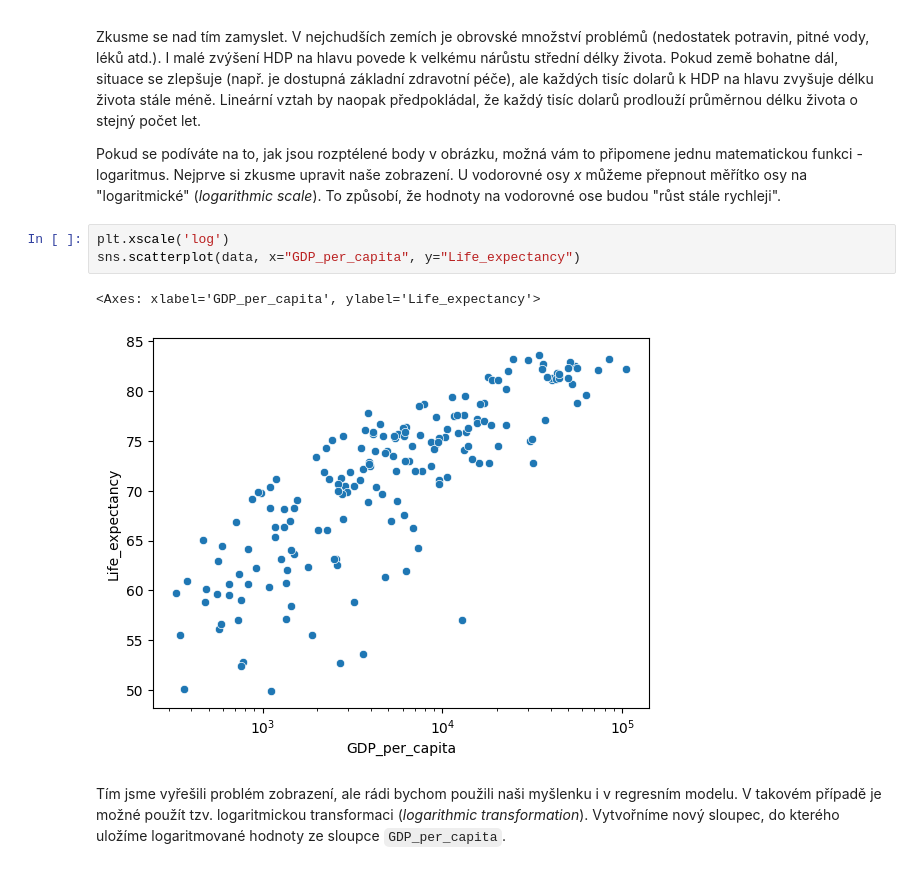
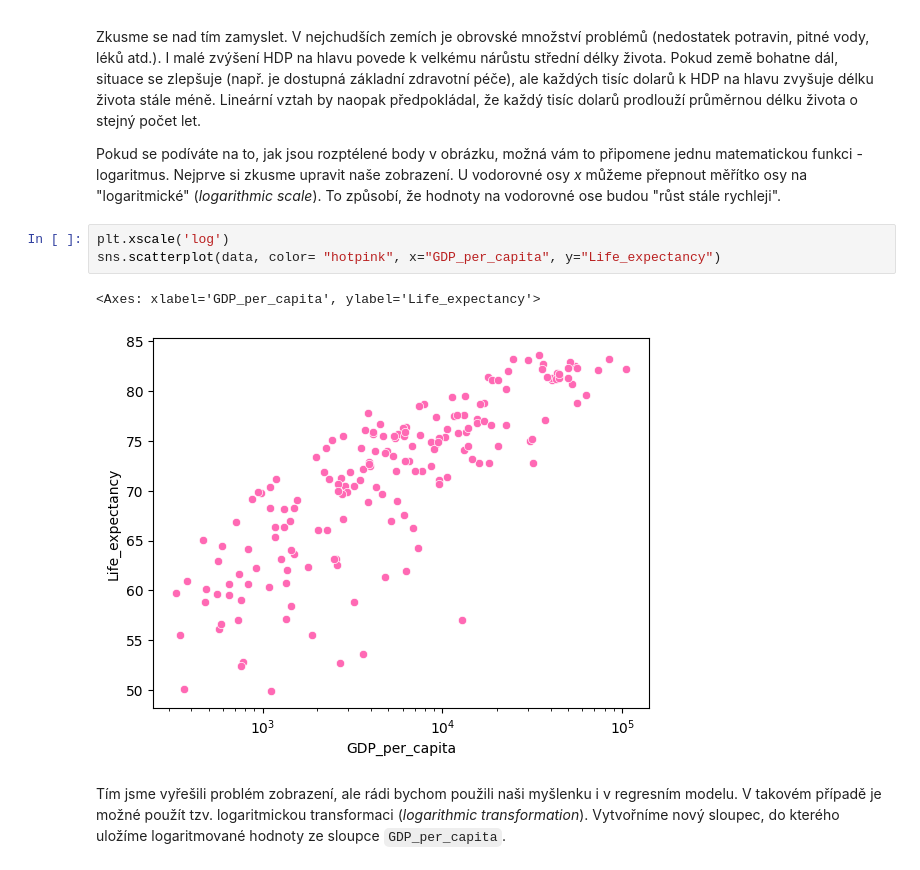
Before and after one commit to JanaEsther/PythonProDataScience, a Jupyter notebook: 04/lekce.ipynb, the cells around one changed output. Cells and saved outputs as stored; diff of their text form.

```diff
--- a/04/lekce.ipynb
+++ b/04/lekce.ipynb
@@ -354,10 +354,10 @@ Zkusme se nad tím zamyslet. V nejchudších zemích je obrovské množství pro
 Pokud se podíváte na to, jak jsou rozptélené body v obrázku, možná vám to připomene jednu matematickou funkci - logaritmus. Nejprve si zkusme upravit naše zobrazení. U vodorovné osy *x* můžeme přepnout měřítko osy na "logaritmické" (*logarithmic scale*). To způsobí, že hodnoty na vodorovné ose budou "růst stále rychleji".
 # %%
 plt.xscale('log')
-sns.scatterplot(data, x="GDP_per_capita", y="Life_expectancy")
+sns.scatterplot(data, color= "hotpink", x="GDP_per_capita", y="Life_expectancy")
 # %% [output]
 <Axes: xlabel='GDP_per_capita', ylabel='Life_expectancy'>
-[figure, old version]
+[figure, new version]
 # %% [markdown]
 Tím jsme vyřešili problém zobrazení, ale rádi bychom použili naši myšlenku i v regresním modelu. V takovém případě je možné použít tzv. logaritmickou transformaci (*logarithmic transformation*). Vytvořníme nový sloupec, do kterého uložíme logaritmované hodnoty ze sloupce `GDP_per_capita`.
 # %%
```
Also changed, not shown: parts of 9 cells of this notebook, 23 other files.
